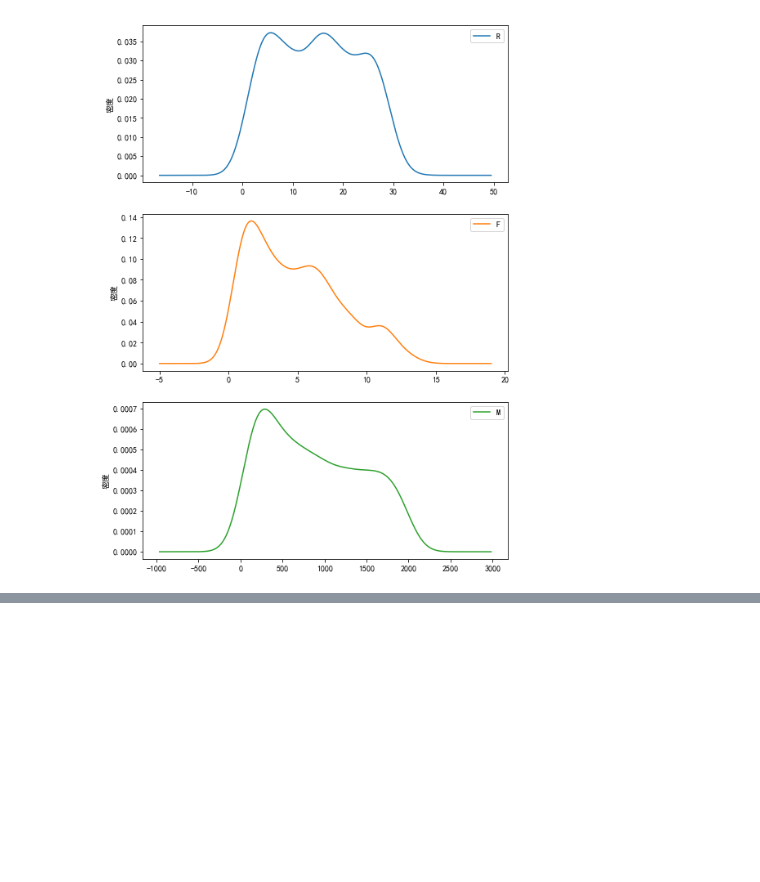
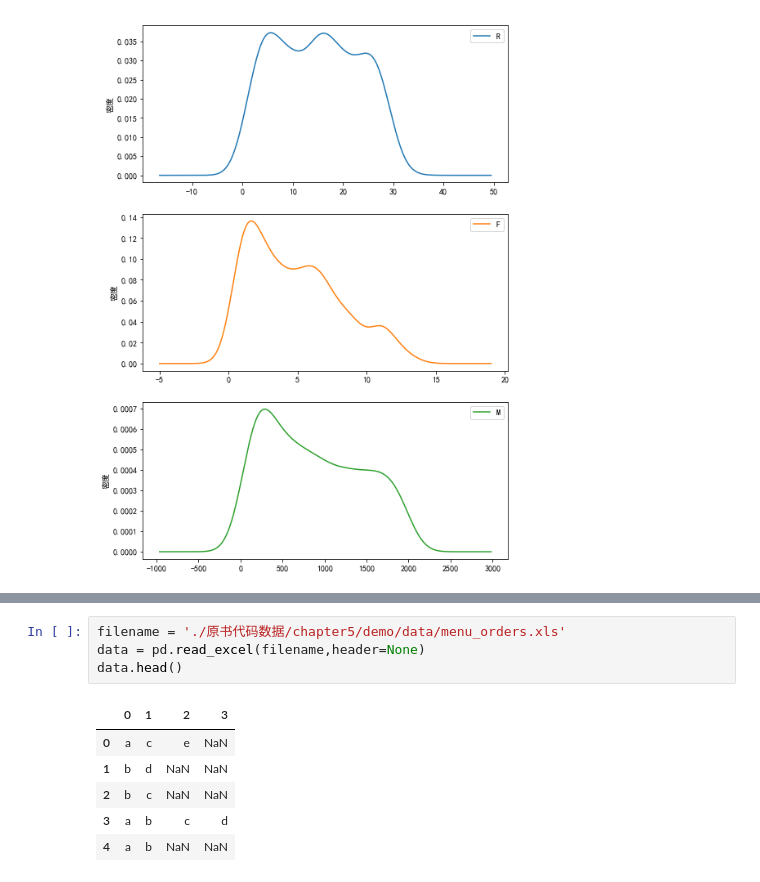
Before and after one commit to longfengpili/Python-Practice-of-Data-Analysis-and-Mining, a Jupyter notebook: chapter5挖掘建模.ipynb, the cells around one changed output, grey strips where cells are left out. Drawn from its saved outputs; the diff is of its cells as text; blank space fills up the shorter version.

```diff
--- a/chapter5挖掘建模.ipynb
+++ b/chapter5挖掘建模.ipynb
@@ -246,0 +345,11 @@ density_plot_2(data[r.聚类类别==1])
+# %%
+filename = './原书代码数据/chapter5/demo/data/menu_orders.xls'
+data = pd.read_excel(filename,header=None)
+data.head()
+# %% [output]
+|  | 0 | 1 | 2 | 3 |
+| 0 | a | c | e | NaN |
+| 1 | b | d | NaN | NaN |
+| 2 | b | c | NaN | NaN |
+| 3 | a | b | c | d |
+| 4 | a | b | NaN | NaN |
```
Also changed, not shown: parts of 10 cells of this notebook.
